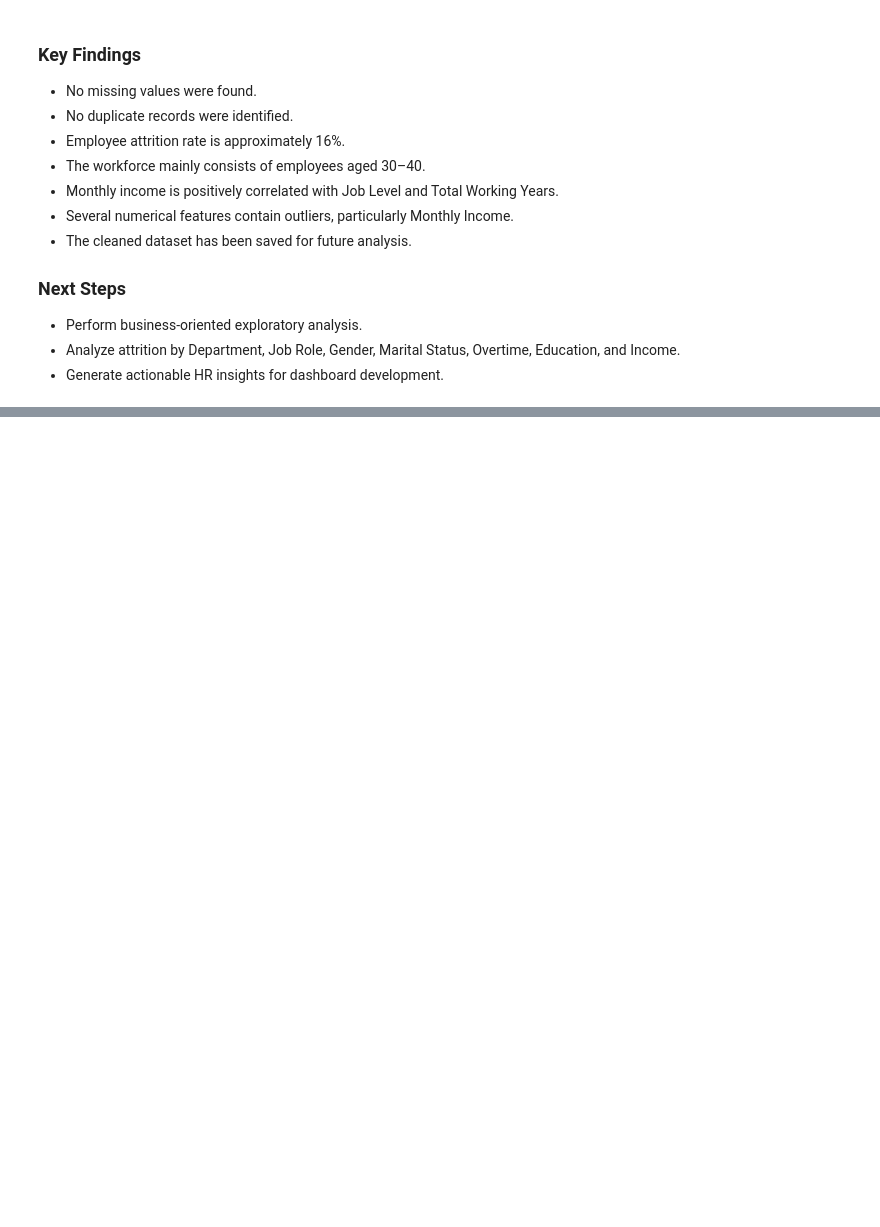
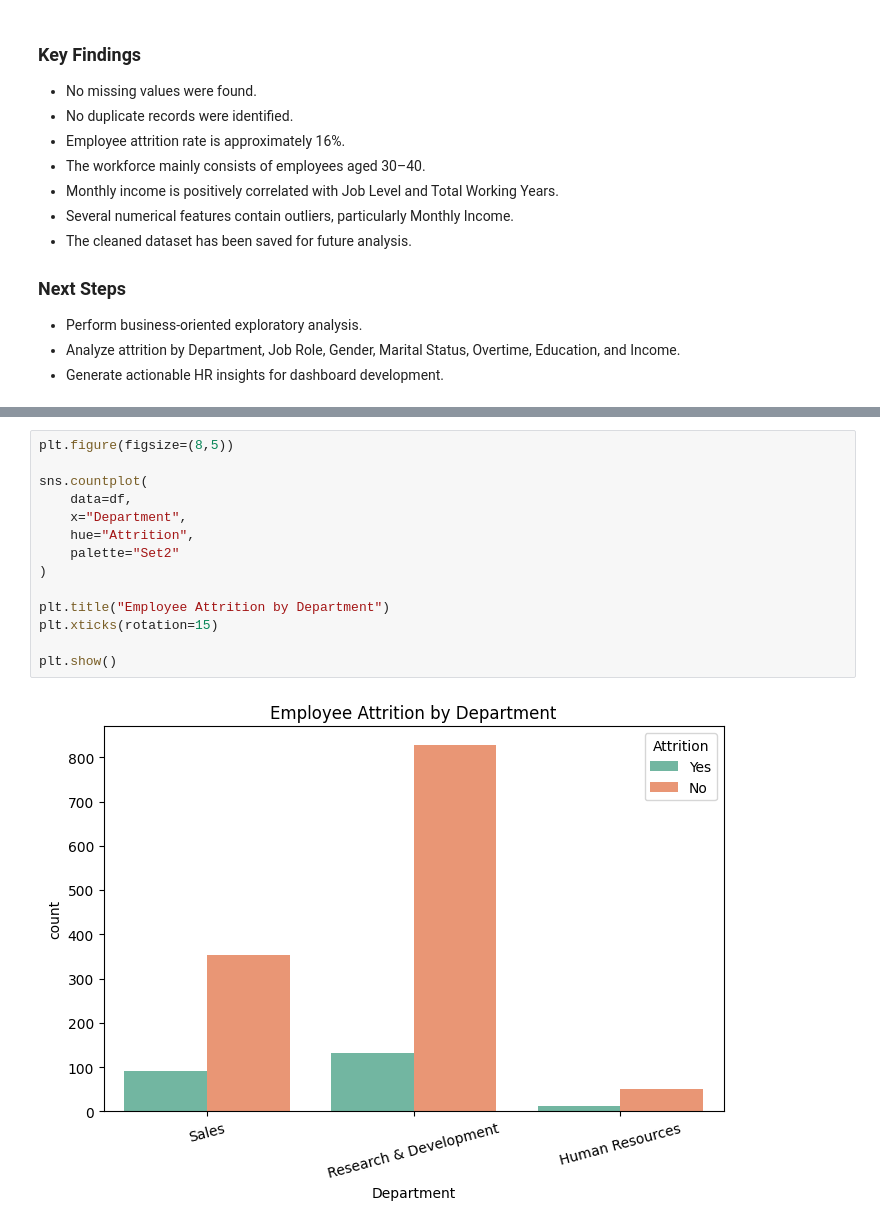
Before and after one commit to Dhineshmurali12/HR-Analytics-Employee-Attrition-Dashboard, a Jupyter notebook: notebooks/01_Data_Understanding.ipynb, the cells around one changed output, grey strips where cells are left out. Cells and saved outputs as stored; diff of their text form; blank space fills up the shorter version.

Commit message:
Day 3 - Business-oriented exploratory data analysis

```diff
--- a/notebooks/01_Data_Understanding.ipynb
+++ b/notebooks/01_Data_Understanding.ipynb
@@ -589,0 +623,16 @@ True
+# %%
+plt.figure(figsize=(8,5))
+
+sns.countplot(
+    data=df,
+    x="Department",
+    hue="Attrition",
+    palette="Set2"
+)
+
+plt.title("Employee Attrition by Department")
+plt.xticks(rotation=15)
+
+plt.show()
+# %% [output]
+[figure, added]
```
Also changed, not shown: parts of 31 cells of this notebook.
